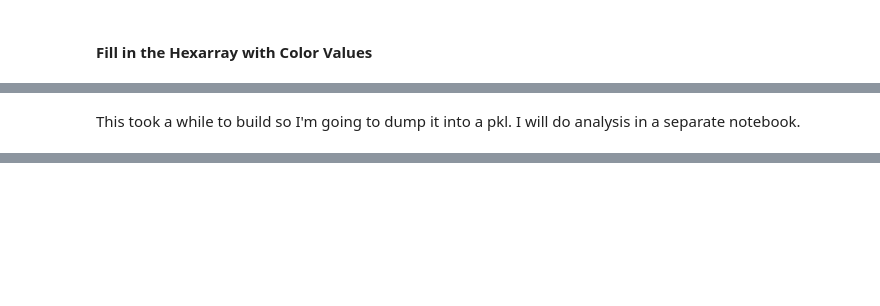
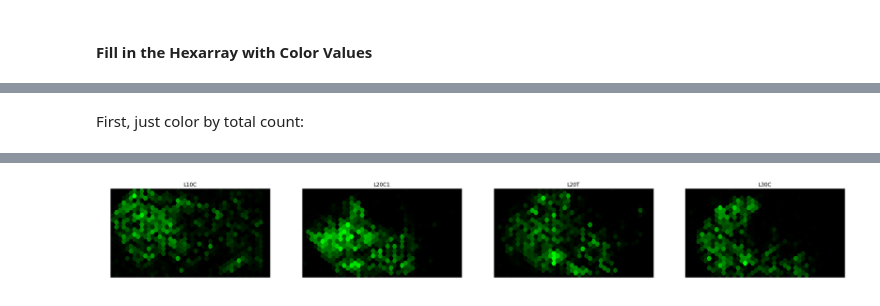
Before and after one commit to yelabucsf/spatial, a Jupyter notebook: spatial.notebooks/make.images.ipynb, the cells around one changed output, grey strips where cells are left out. Cells and saved outputs as stored; diff of their text form; code cells hidden in the pictures; blank space fills up the shorter version.

```diff
--- a/spatial.notebooks/make.images.ipynb
+++ b/spatial.notebooks/make.images.ipynb
@@ -631,13 +372,0 @@ for batch in batches:
-# %%
-counts = pd.DataFrame(0,index=pd.MultiIndex.from_product([batches,range(1,43),range(1,19)],names=['batch','X','Y']),columns=genes)
-# %%
-for batch, x, y in tqdm(counts.index):
-    xyadata = adata_subs[batch][(adata_subs[batch].obs['X'] == x) & (adata_subs[batch].obs['Y'] == y)].copy()
-    for i in range(len(counts.columns)):
-        gene = genes[i]
-        # try block here is to avoid an index error with obs_vector, it fails when the number of observations is 1
-        # at that point, the .X underlying array is a single row by # of genes, so just choose the value as the sum
-        try:
-            counts.loc[(batch, x, y),gene] = xyadata.obs_vector(gene).sum()
-        except IndexError:
-            counts.loc[(batch, x, y),gene] = xyadata.X[i]
@@ -648,5 +372,0 @@ This took a while to fill in so I'm going to dump it into a pkl.
-# %%
-# with open('/myvol/data2/deep2/counts.pkl', 'wb') as file:
-#     pkl.dump(counts,file)
-with open('/myvol/data2/deep2/counts.pkl', 'rb') as file:
-    counts = pkl.load(file)
@@ -703,11 +372,0 @@ def get_image(colors):
-# %%
-images_list = list()
-for batch in tqdm(counts.index.get_level_values('batch').unique()):
-    images = list()
-    for gene in tqdm(counts.loc[batch].columns):
-        colors = get_colors(counts.loc[batch, gene])
-        img = get_image(colors)
-        images.append(img) # make the nans zeros
-
-    # using an array of csr_matrices will save a ton of memory, since these images are zero inflated
-    images_list.append(np.array(list(map(csr_matrix,images))))
@@ -720,2 +372,0 @@ for batch in tqdm(counts.index.get_level_values('batch').unique()):
-# %% [markdown]
-This took a while to build so I'm going to dump it into a pkl. I will do analysis in a separate notebook.
@@ -724,0 +373,17 @@ with open('/myvol/data2/deep2/images.pkl', 'wb') as file:
+# %% [markdown]
+First, just color by total count:
+# %%
+img_list = list()
+for batch in tqdm(counts.index.get_level_values('batch').unique()):
+    color_df = pd.DataFrame(0, index = counts.loc[batch].index, columns = ['r','g','b'])
+    tot = counts.loc[batch].sum(axis=1)
+    tot = np.uint8(tot/tot.max()*255)
+    color_df['g'] = tot
+    img = get_image(color_df)
+    img_list.append(img)
+fig, axes = plt.subplots(1,4, figsize=(30,10))
+for img, ax, title in zip(img_list, np.ravel(axes), ['L10C', 'L20C1', 'L20T', 'L30C']):
+    ax.imshow(img);
+    ax.set_title(title)
+    ax.axis('off')
+# %% [output]
@@ -724,0 +391 @@ with open('/myvol/data2/deep2/images.pkl', 'wb') as file:
+[figure, added]
```
Also changed, not shown: parts of 75 cells of this notebook, 1 other file.
